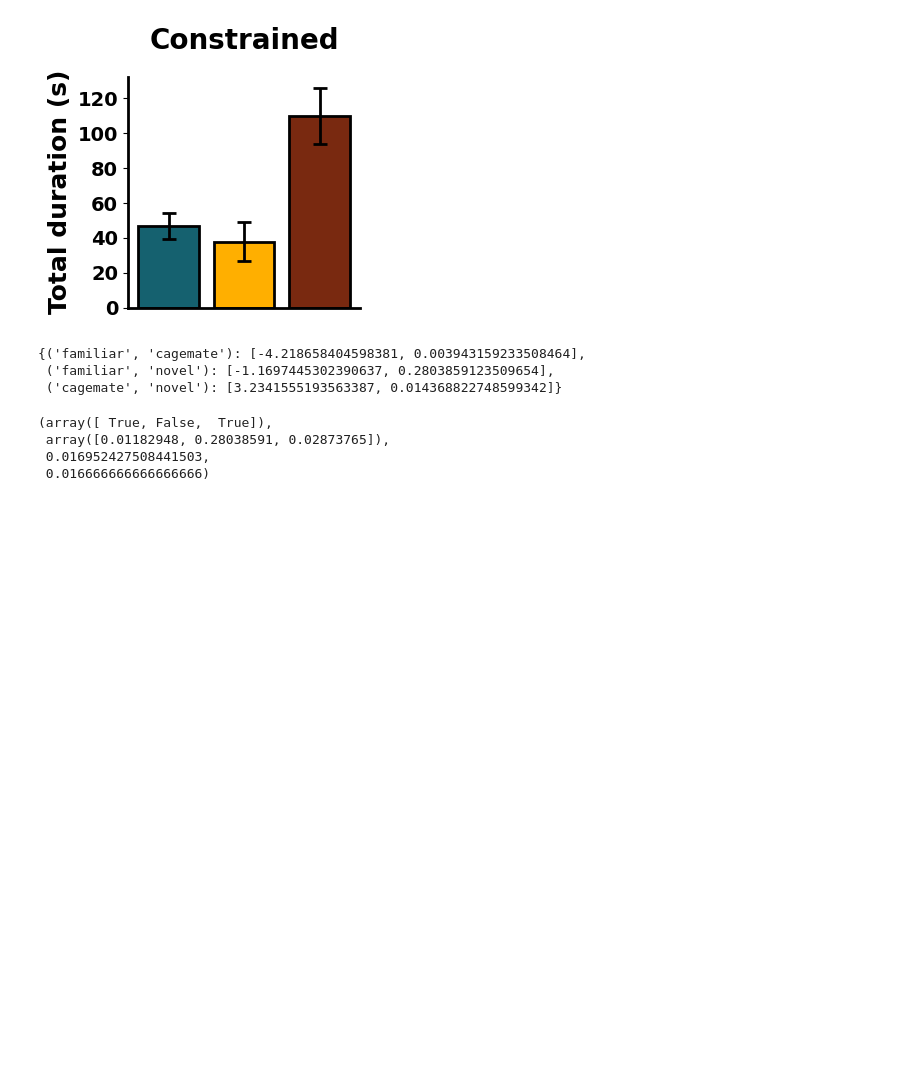
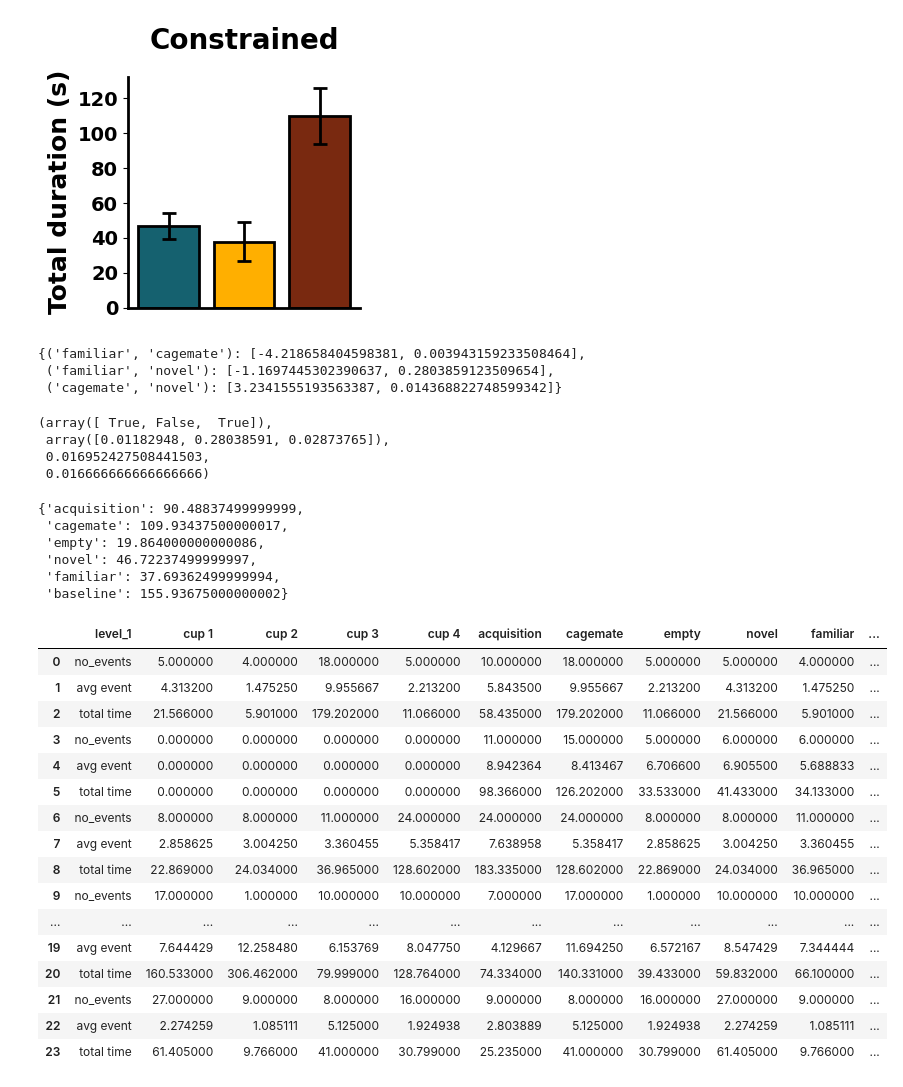
Before and after one commit to padillacoreanolab/diff_fam_social_memory_ephys, a Jupyter notebook: data_analysis/pilot1/constrained/phase3_behavior.ipynb, the cells around one changed output. Saved outputs shown, nothing was run; the diff lists cells and outputs as text; code cells hidden in the pictures; blank space fills up the shorter version.

```diff
--- a/data_analysis/pilot1/constrained/phase3_behavior.ipynb
+++ b/data_analysis/pilot1/constrained/phase3_behavior.ipynb
@@ -294,0 +328,44 @@ adjusted_p_values
+# %%
+
+
+event_total_time = event_overview[event_overview['level_1'] == 'total time']
+event_agent_time_averages = {}
+avg_events = []
+sem_events = []
+for event in event_dict_keys:
+    if 'cup' not in event:
+        avg_event = event_total_time[event].mean()
+        sem_event = sem(event_total_time[event])
+        event_agent_time_averages[event] = avg_event
+        avg_events.append(avg_event)
+        sem_events.append(sem_event)
+avg_events = np.array(avg_events)
+sem_events = np.array(sem_events)
+event_agent_time_averages
+# %% [output]
+{'acquisition': 90.48837499999999,
+ 'cagemate': 109.93437500000017,
+ 'empty': 19.864000000000086,
+ 'novel': 46.72237499999997,
+ 'familiar': 37.69362499999994,
+ 'baseline': 155.93675000000002}
+# %%
+event_overview
+# %% [output]
+|  | level_1 | cup 1 | cup 2 | cup 3 | cup 4 | acquisition | cagemate | empty | novel | familiar | ... |
+| 0 | no_events | 5.000000 | 4.000000 | 18.000000 | 5.000000 | 10.000000 | 18.000000 | 5.000000 | 5.000000 | 4.000000 | ... |
+| 1 | avg event | 4.313200 | 1.475250 | 9.955667 | 2.213200 | 5.843500 | 9.955667 | 2.213200 | 4.313200 | 1.475250 | ... |
+| 2 | total time | 21.566000 | 5.901000 | 179.202000 | 11.066000 | 58.435000 | 179.202000 | 11.066000 | 21.566000 | 5.901000 | ... |
+| 3 | no_events | 0.000000 | 0.000000 | 0.000000 | 0.000000 | 11.000000 | 15.000000 | 5.000000 | 6.000000 | 6.000000 | ... |
+| 4 | avg event | 0.000000 | 0.000000 | 0.000000 | 0.000000 | 8.942364 | 8.413467 | 6.706600 | 6.905500 | 5.688833 | ... |
+| 5 | total time | 0.000000 | 0.000000 | 0.000000 | 0.000000 | 98.366000 | 126.202000 | 33.533000 | 41.433000 | 34.133000 | ... |
+| 6 | no_events | 8.000000 | 8.000000 | 11.000000 | 24.000000 | 24.000000 | 24.000000 | 8.000000 | 8.000000 | 11.000000 | ... |
+| 7 | avg event | 2.858625 | 3.004250 | 3.360455 | 5.358417 | 7.638958 | 5.358417 | 2.858625 | 3.004250 | 3.360455 | ... |
+| 8 | total time | 22.869000 | 24.034000 | 36.965000 | 128.602000 | 183.335000 | 128.602000 | 22.869000 | 24.034000 | 36.965000 | ... |
+| 9 | no_events | 17.000000 | 1.000000 | 10.000000 | 10.000000 | 7.000000 | 17.000000 | 1.000000 | 10.000000 | 10.000000 | ... |
+| ... | ... | ... | ... | ... | ... | ... | ... | ... | ... | ... | ... |
+| 19 | avg event | 7.644429 | 12.258480 | 6.153769 | 8.047750 | 4.129667 | 11.694250 | 6.572167 | 8.547429 | 7.344444 | ... |
+| 20 | total time | 160.533000 | 306.462000 | 79.999000 | 128.764000 | 74.334000 | 140.331000 | 39.433000 | 59.832000 | 66.100000 | ... |
+| 21 | no_events | 27.000000 | 9.000000 | 8.000000 | 16.000000 | 9.000000 | 8.000000 | 16.000000 | 27.000000 | 9.000000 | ... |
+| 22 | avg event | 2.274259 | 1.085111 | 5.125000 | 1.924938 | 2.803889 | 5.125000 | 1.924938 | 2.274259 | 1.085111 | ... |
+| 23 | total time | 61.405000 | 9.766000 | 41.000000 | 30.799000 | 25.235000 | 41.000000 | 30.799000 | 61.405000 | 9.766000 | ... |
```
Also changed, not shown: parts of 7 cells of this notebook, 2 other files.
